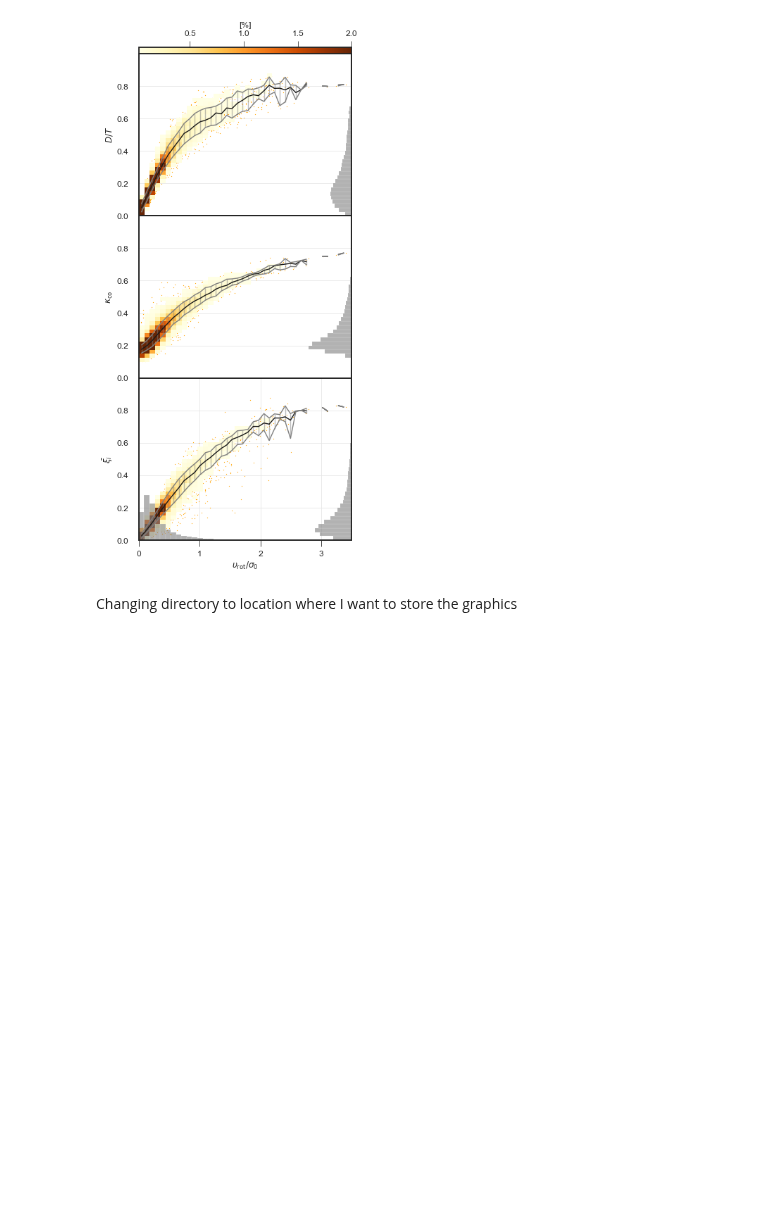
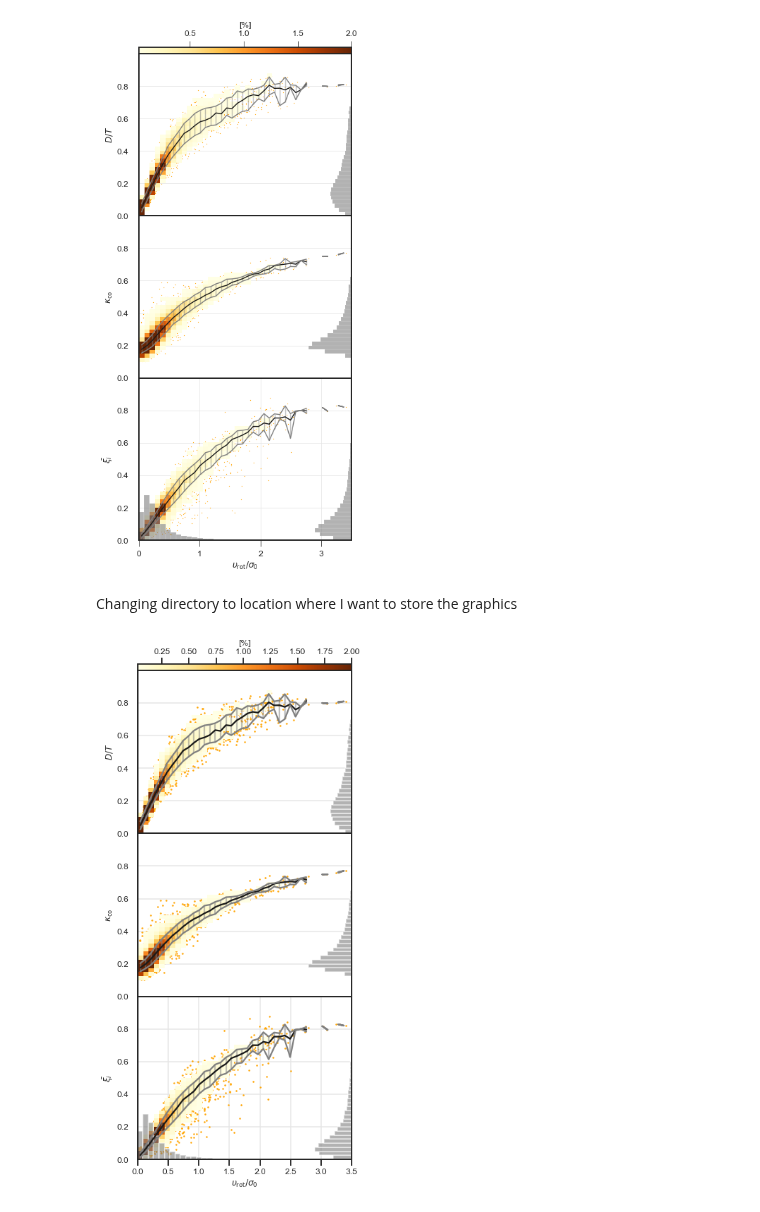
Before and after one commit to MariaPaulaRojas/RECA-internship, a Jupyter notebook: Analysis/Figure1_Thob.ipynb, the cells around one changed output. Drawn from its saved outputs; the diff is of its cells as text; code cells hidden in the pictures; blank space fills up the shorter version.

Commit message:
Changing the style of the images

```diff
--- a/Analysis/Figure1_Thob.ipynb
+++ b/Analysis/Figure1_Thob.ipynb
@@ -233,3 +233,78 @@ Changing directory to location where I want to store the graphics
 # %%
 os.chdir(r'../Analysis')
 fig.savefig('Figure1.png')
+# %%
+plt.rcParams.update({'font.size': 12})
+plt.rcParams.update({'axes.labelsize': 12})
+plt.rcParams.update({'legend.fontsize': 12})
+plt.rcParams.update({'ytick.labelsize': 12})
+plt.rcParams.update({'xtick.labelsize': 12})
+
+fig, ((ax1, ax2, ax3)) = plt.subplots(3, 1, figsize=(6,12), facecolor= 'white', sharex=False)
+#DiscToTotal
+ax1.scatter(df['RotToDispRatio'], df['DiscToTotal'], c='Orange', s=1)       #Scattering
+mapa1 = ax1.imshow(Hnumber1.T/np.nansum(Hnumber1) *100, interpolation='None', origin='lower', cmap='YlOrBr',
+                  extent=[bins_xtotal[0], bins_xtotal[-1], bins_ytotal[0], bins_ytotal[-1]], zorder=1, vmax=2)
+ax1.plot(xrange_bins, means1, c='k')
+ax1.plot(xrange_bins, means1_16, c='gray')
+ax1.plot(xrange_bins, means1_84, c='gray')
+ax1.vlines(xrange_bins, means1_16, means1_84, alpha=0.5, color='gray')
+ax1.set_ylabel(r'$D/T$')
+
+ax1_1 = ax1.twiny()
+ax1_1.hist(df['DiscToTotal'], bins=bins_ytotal, orientation='horizontal', color='gray', weights=[3e-4]*len(df), alpha=0.6)
+ax1_1.set_xlim(bins_xtotal[-1],bins_xtotal[0])
+ax1_1.set_xticks([])
+ax1.set_xticks([])
+
+#KappaCoRot
+ax2.scatter(x=df['RotToDispRatio'], y=df['KappaCoRot'], c='Orange', s=1)       #Scattering
+mapa2 = ax2.imshow(Hnumber2.T/np.nansum(Hnumber2) *100, interpolation='None', origin='lower', cmap='YlOrBr',
+                   extent=[bins_xtotal[0], bins_xtotal[-1], bins_ytotal[0], bins_ytotal[-1]], zorder=1, vmax=2)
+ax2.plot(xrange_bins, means2, c='k')
+ax2.plot(xrange_bins, means2_16, c='gray')
+ax2.plot(xrange_bins ,means2_84, c='gray')
+ax2.vlines(xrange_bins, means2_16, means2_84, alpha=0.5, color='gray')
+ax2.set_ylabel(r'$\kappa_{\rm{co}}$')
+
+ax2_1 = ax2.twiny()
+ax2_1.hist(df['KappaCoRot'], bins=bins_ytotal, orientation='horizontal', color='gray', weights=[3e-4]*len(df), alpha=0.6)
+ax2_1.set_xlim(bins_xtotal[-1],bins_xtotal[0])
+ax2_1.set_xticks([])
+ax2.set_xticks([])
+
+#MedOrbitCircu
+ax3.scatter(x=df['RotToDispRatio'], y=df['MedOrbitCircu'], c='Orange', s=1)       #Scattering
+mapa2 = ax3.imshow(Hnumber3.T/np.nansum(Hnumber3) *100, interpolation='None', origin='lower', cmap='YlOrBr',
+                   extent=[bins_xtotal[0], bins_xtotal[-1], bins_ytotal[0], bins_ytotal[-1]], zorder=1, vmax=2)
+ax3.plot(xrange_bins, means3, c='k')
+ax3.plot(xrange_bins, means3_16, c='gray')
+ax3.plot(xrange_bins ,means3_84, c='gray')
+ax3.vlines(xrange_bins, means3_16, means3_84, alpha=0.5, color='gray')
+ax3.set_ylabel(r'$\bar{\xi_i}$')
+
+ax3_1 = ax3.twiny()
+ax3_1.hist(df['MedOrbitCircu'], bins=bins_ytotal, orientation='horizontal', color='gray', weights=[3e-4]*len(df), alpha=0.6)
+ax3_1.set_xlim(bins_xtotal[-1],bins_xtotal[0])
+ax3_1.set_xticks([])
+
+ax3.hist(df['RotToDispRatio'], bins=bins_xtotal, color='gray', weights=[8e-5]*len(df), alpha=0.6, zorder=2)
+
+#Colorbar for all
+cbaxes = fig.add_axes([0.1, 0.9, 0.7, 0.01])        #Colorbar
+plt.colorbar(mapa1, ax=ax1, cax = cbaxes, orientation="horizontal", label='[%]')
+cbaxes.xaxis.set_label_position("top")
+cbaxes.xaxis.set_ticks_position("top")
+
+
+# Adjust figure
+ax3.set_xlabel(r'$\upsilon_{\rm{rot}}/\sigma_0$')
+fig.subplots_adjust(bottom=0.1, top=0.9, left=0.1, right=0.8,
+                    wspace=0.0, hspace=0.0)
+for axs in [ax1,ax2,ax3]:
+    axs.set_aspect('auto')
+    axs.grid(color='0.9')
+    axs.set_xlim(bins_xtotal[0],bins_xtotal[-1])
+    axs.set_yticks([0,0.2,0.4,0.6,0.8])
+# %% [output]
+[figure, added]
```
Also changed, not shown: parts of 1 cell of this notebook, 1 other file.
